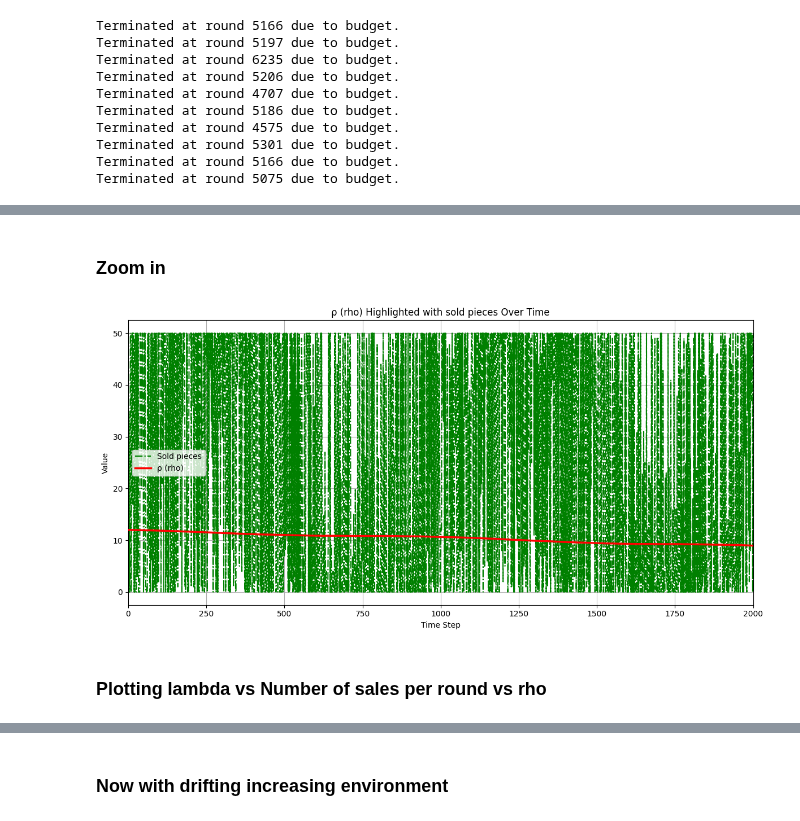
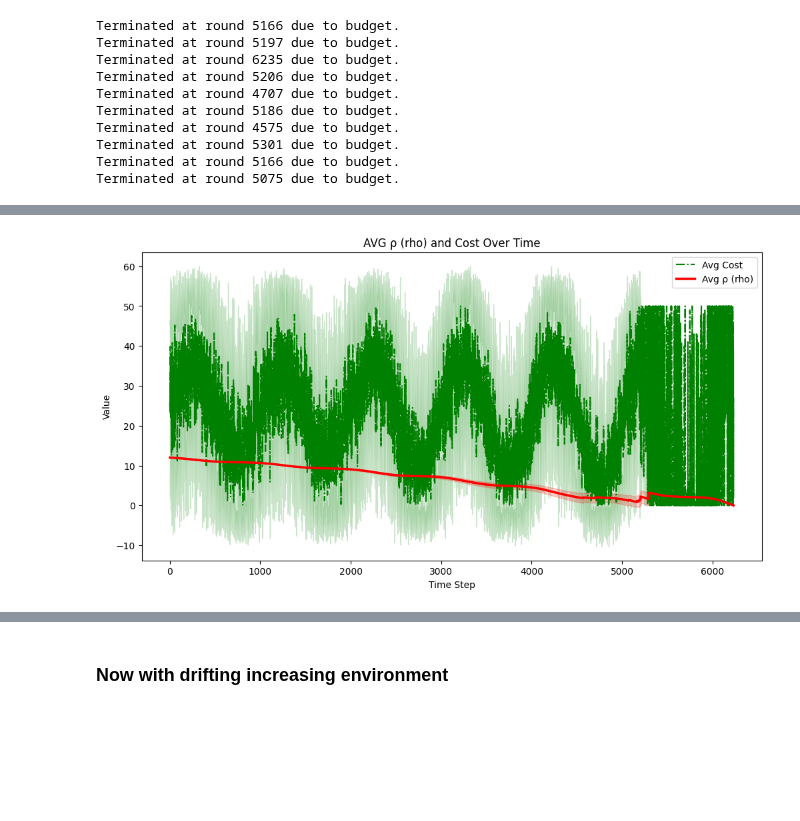
Before and after one commit to peetceenatoo/online-learning, a Jupyter notebook: R3.ipynb, the cells around one changed output, grey strips where cells are left out. Saved outputs shown, nothing was run; the diff lists cells and outputs as text; code cells hidden in the pictures; blank space fills up the shorter version.

Commit message:
Ok fixed regret (and other) plots

```diff
--- a/R3.ipynb
+++ b/R3.ipynb
@@ -22,9 +24,9 @@ With sinusoidally-varying "true value".
 # Here we model the probability of buying around the mean valuation as a gaussian distribution...
 # ... but its mean keeps changing sinusoidally over time, with a fixed amplitude and period.
 class PricingEnvironmentSingleProductSinusoidalMean(Environment):
-    def __init__(self, cost, initial_base_mean_valuation, std_valuation, buyers_per_round, total_rounds, amplitude, period):
+    def __init__(self, cost, initial_mean_valuation, std_valuation, buyers_per_round, total_rounds, amplitude, period):
         self.cost = cost
-        self.initial_base_mean_valuation = initial_base_mean_valuation
+        self.initial_mean_valuation = initial_mean_valuation
         self.std_valuation = std_valuation
         self.buyers_per_round = buyers_per_round
         self.total_rounds = total_rounds            # Needed to define the full cycle
@@ -33,7 +35,7 @@ class PricingEnvironmentSingleProductSinusoidalMean(Environment):
         self.period = period                        # How many rounds it takes to complete one full cycle
 
     def round(self, p_t):
-        current_mean_valuation = self.initial_base_mean_valuation + self.amplitude * np.sin(2 * np.pi * self.current_round / self.period)
+        current_mean_valuation = self.initial_mean_valuation + self.amplitude * np.sin(2 * np.pi * self.current_round / self.period)
 
         # Probability of a single customer buying at price p_t
         # loc=current_mean_valuation means the center of the valuation distribution shifts
@@ -200,7 +203,7 @@ class PrimalDualPricingAgent:
         else:
             self.rho = 0
 
-        lambda_update = self.eta_lambda * (self.rho - num_of_sales) * 0.5    ## ADDED FOR CHECK (il * 0.5)
+        lambda_update = self.eta_lambda * (self.rho - num_of_sales)
         self.lambda_t -= lambda_update
         upper_bound_lambda = min(1 / max(self.rho, 1e-8), max(self.prices) * 2)
         self.lambda_t = np.clip(self.lambda_t, 0, upper_bound_lambda)
@@ -365,27 +469,29 @@ plt.show()
-# %% [markdown]
-### Zoom in
 # %%
+max_len = max(len(r) for r in all_rho)  # max length among trials
+all_rho_padded = [r + [np.nan]*(max_len - len(r)) for r in all_rho]
+all_sold_pieces_padded = [s + [np.nan]*(max_len - len(s)) for s in all_sold_pieces]
 
-# Assumiamo che all_rho e all_remaining_budgets abbiano la stessa lunghezza
-time_steps = np.arange(len(all_rho))
+all_rho_array = np.array(all_rho_padded)
+all_sold_pieces_array = np.array(all_sold_pieces_padded)
+
+mean_rho = np.nanmean(all_rho_array, axis=0)
+std_rho = np.nanstd(all_rho_array, axis=0)
+mean_sold_pieces = np.nanmean(all_sold_pieces_array, axis=0)
+std_sold_pieces = np.nanstd(all_sold_pieces_array, axis=0)
+
+time_steps = np.arange(max_len)  # use max_len here!
 
 plt.figure(figsize=(12, 6))
 
-# Plot del budget rimanente
-plt.plot(time_steps, all_sold_pieces, label='Sold pieces', color='green', linestyle='-.')
+plt.plot(time_steps, mean_sold_pieces, label='Avg Cost', color='green', linestyle='-.')
+plt.fill_between(time_steps, mean_sold_pieces - std_sold_pieces, mean_sold_pieces + std_sold_pieces, color='green', alpha=0.2)
 
-# Plot di rho in evidenza
-plt.plot(time_steps, all_rho, label='ρ (rho)', color='red', linewidth=2.5, zorder=3)
+plt.plot(time_steps, mean_rho, label='Avg ρ (rho)', color='red', linewidth=2.5, zorder=3)
+plt.fill_between(time_steps, mean_rho - std_rho, mean_rho + std_rho, color='red', alpha=0.2)
 
 plt.xlabel('Time Step')
 plt.ylabel('Value')
-plt.title('ρ (rho) Highlighted with sold pieces Over Time')
-plt.legend()
-plt.grid(True)
-plt.xlim(0, 2000)  # Zoom sulla finestra desiderata
-plt.tight_layout()
-plt.show()
+plt.title('AVG ρ (rho) and Cost Over Time')
+_ = plt.legend()
 # %% [output]
-[figure, old version]
+[figure, new version]
-# %% [markdown]
-### Plotting lambda vs Number of sales per round vs rho
```
Also changed, not shown: parts of 48 cells of this notebook.
